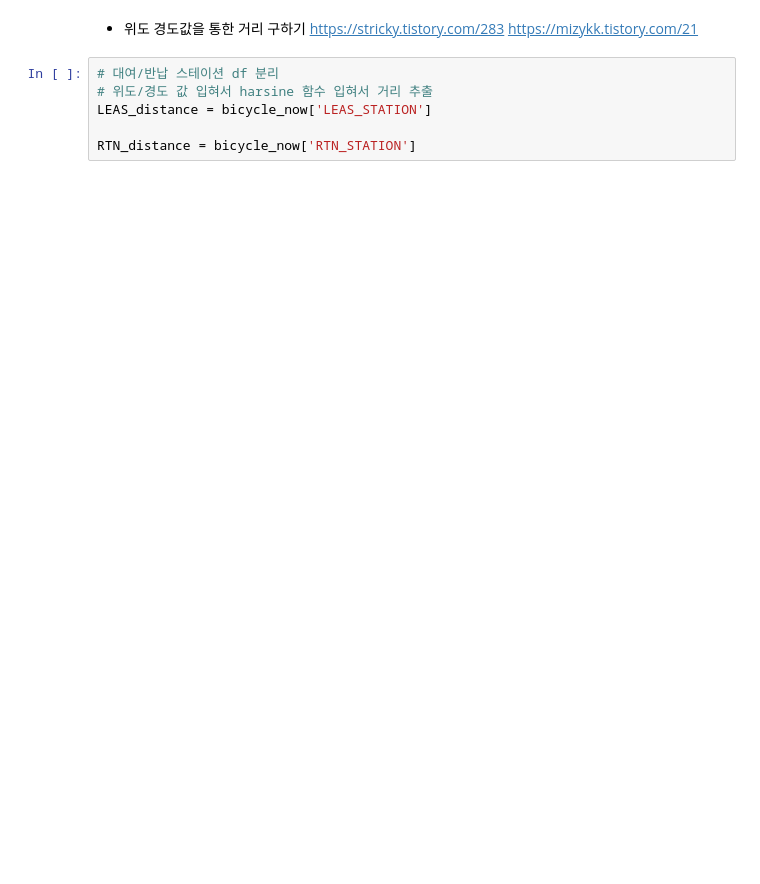
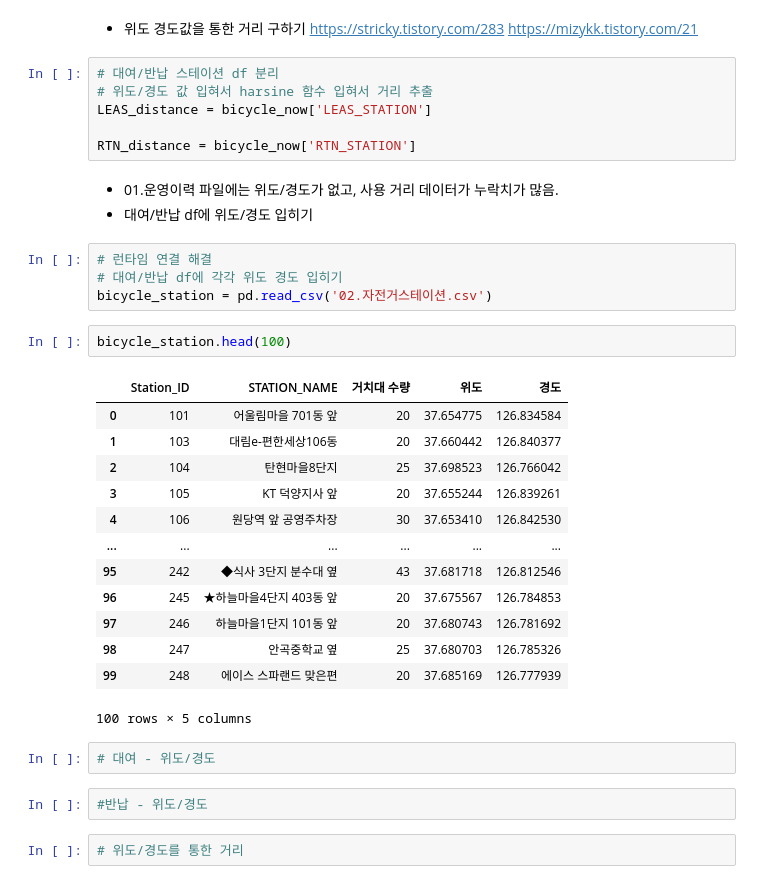
Before and after one commit to KIM-CHAEYOUNG/PROJECT_bike_station, a Jupyter notebook: 01_운영이력.ipynb, the cells around one changed output. Drawn from its saved outputs; the diff is of its cells as text; blank space fills up the shorter version.

```diff
--- a/01_운영이력.ipynb
+++ b/01_운영이력.ipynb
@@ -298,3 +401,32 @@ https://mizykk.tistory.com/21
 LEAS_distance = bicycle_now['LEAS_STATION']
 
 RTN_distance = bicycle_now['RTN_STATION']
+# %% [markdown]
+- 01.운영이력 파일에는 위도/경도가 없고, 사용 거리 데이터가 누락치가  많음.
+- 대여/반납 df에 위도/경도 입히기
+# %%
+# 런타임 연결 해결
+# 대여/반납 df에 각각 위도 경도 입히기
+bicycle_station = pd.read_csv('02.자전거스테이션.csv')
+# %%
+bicycle_station.head(100)
+# %% [output]
+|  | Station_ID | STATION_NAME | 거치대 수량 | 위도 | 경도 |
+| 0 | 101 | 어울림마을 701동 앞 | 20 | 37.654775 | 126.834584 |
+| 1 | 103 | 대림e-편한세상106동 | 20 | 37.660442 | 126.840377 |
+| 2 | 104 | 탄현마을8단지 | 25 | 37.698523 | 126.766042 |
+| 3 | 105 | KT 덕양지사 앞 | 20 | 37.655244 | 126.839261 |
+| 4 | 106 | 원당역 앞 공영주차장 | 30 | 37.653410 | 126.842530 |
+| ... | ... | ... | ... | ... | ... |
+| 95 | 242 | ◆식사 3단지 분수대 옆 | 43 | 37.681718 | 126.812546 |
+| 96 | 245 | ★하늘마을4단지 403동 앞 | 20 | 37.675567 | 126.784853 |
+| 97 | 246 | 하늘마을1단지 101동 앞 | 20 | 37.680743 | 126.781692 |
+| 98 | 247 | 안곡중학교 옆 | 25 | 37.680703 | 126.785326 |
+| 99 | 248 | 에이스 스파랜드 맞은편 | 20 | 37.685169 | 126.777939 |
+100 rows × 5 columns
+# %%
+# 대여 - 위도/경도
+# %%
+#반납 - 위도/경도
+# %%
+# 위도/경도를 통한 거리
```
Also changed, not shown: parts of 20 cells of this notebook.
